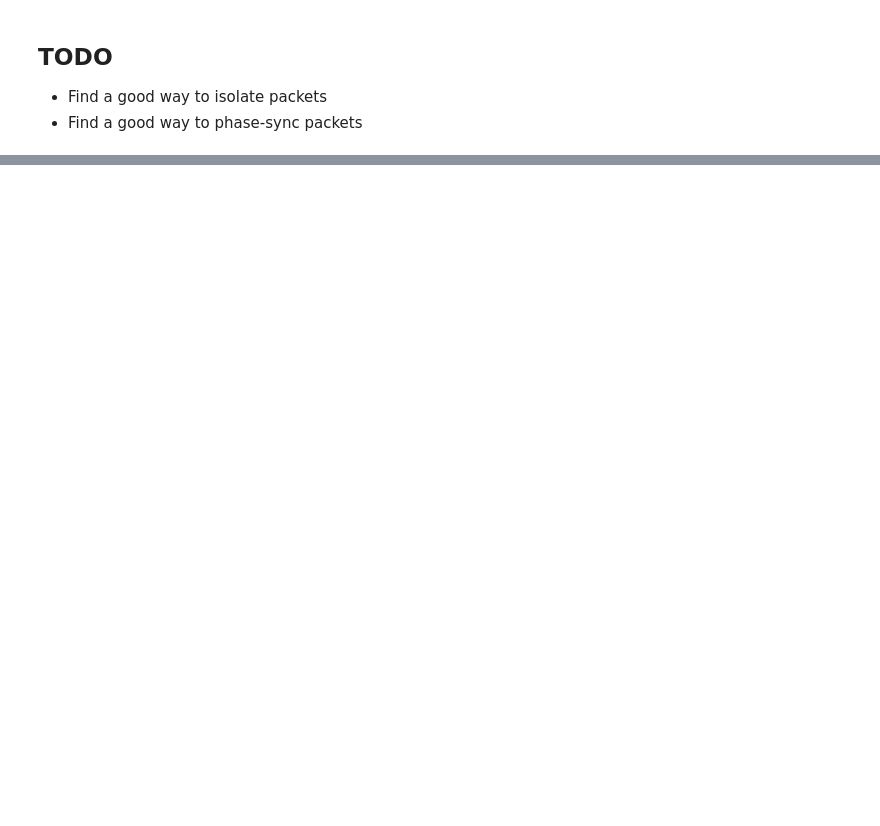
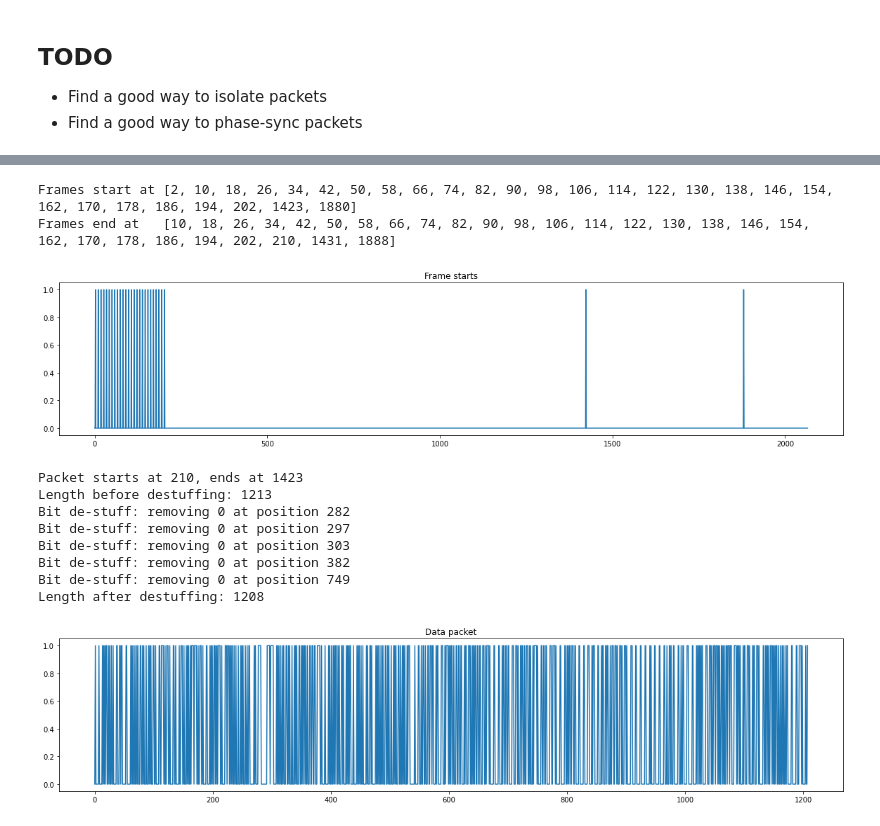
Before and after one commit to thomastoye/aprs-ax25-from-scratch, a Jupyter notebook: notebooks/notebook.ipynb, the cells around one changed output, grey strips where cells are left out. Saved outputs shown, nothing was run; the diff lists cells and outputs as text; code cells hidden in the pictures; blank space fills up the shorter version.

```diff
--- a/notebooks/notebook.ipynb
+++ b/notebooks/notebook.ipynb
@@ -554,0 +572,58 @@ overlap
+# %%
+def find_best_offset(file, start, fs, freq=1200):
+    width = int(new_sample_rate/freq)
+    n = 256
+
+    # Return the index where the standard deviation is the biggest
+    stdevs = [ stdev(file[start + offset:start + offset + (width*n):20]) for offset in range(0, width) ]
+    return stdevs.index(max(stdevs))
+# %%
+offset = find_best_offset(blah, start, new_sample_rate)
+# %%
+bits = blah[start+offset:end+offset:20] > 0
+# %%
+db = nrzi_decode(bits)
+# %%
+frame_starts = [ sum([not(s0), s1, s2, s3, s4, s5, s6, not(s7)]) for s0,s1,s2,s3,s4,s5,s6,s7 in zip(db, db[1:], db[2:], db[3:], db[4:], db[5:], db[6:], db[7:])]
+
+frame_start_indices = [ idx for idx, x in enumerate(frame_starts) if x == 8 ]
+
+print(f'Frames start at {frame_start_indices}')
+
+print(f'Frames end at   {list(map(lambda x: x + 8, frame_start_indices))}')
+
+fig, ax = plt.subplots()
+fig.set_figwidth(20)
+ax.plot(list(map(lambda x: x == 8, frame_starts)))
+ax.set(title='Frame starts')
+plt.show()
+
+[packet_start, packet_end] = [ (curr + 8, next) for curr, next in zip(frame_start_indices, frame_start_indices[1:]) if curr != next - 8 ][0]
+
+print(f'Packet starts at {packet_start}, ends at {packet_end}')
+# packet_start = 210
+# packet_end = 1423
+
+packet = np.array(db[packet_start:packet_end]).astype(int)
+print(f'Length before destuffing: {len(packet)}')
+packet = bit_destuff(packet)
+print(f'Length after destuffing: {len(packet)}')
+
+fig, ax = plt.subplots()
+fig.set_figwidth(20)
+ax.plot(packet)
+ax.set(title='Data packet')
+plt.show()
+# %% [output]
+Frames start at [2, 10, 18, 26, 34, 42, 50, 58, 66, 74, 82, 90, 98, 106, 114, 122, 130, 138, 146, 154, 162, 170, 178, 186, 194, 202, 1423, 1880]
+Frames end at   [10, 18, 26, 34, 42, 50, 58, 66, 74, 82, 90, 98, 106, 114, 122, 130, 138, 146, 154, 162, 170, 178, 186, 194, 202, 210, 1431, 1888]
+[figure, added]
+Packet starts at 210, ends at 1423
+Length before destuffing: 1213
+Bit de-stuff: removing 0 at position 282
+Bit de-stuff: removing 0 at position 297
+Bit de-stuff: removing 0 at position 303
+Bit de-stuff: removing 0 at position 382
+Bit de-stuff: removing 0 at position 749
+Length after destuffing: 1208
+[figure, added]
```
Also changed, not shown: parts of 14 cells of this notebook, 2 other files.
